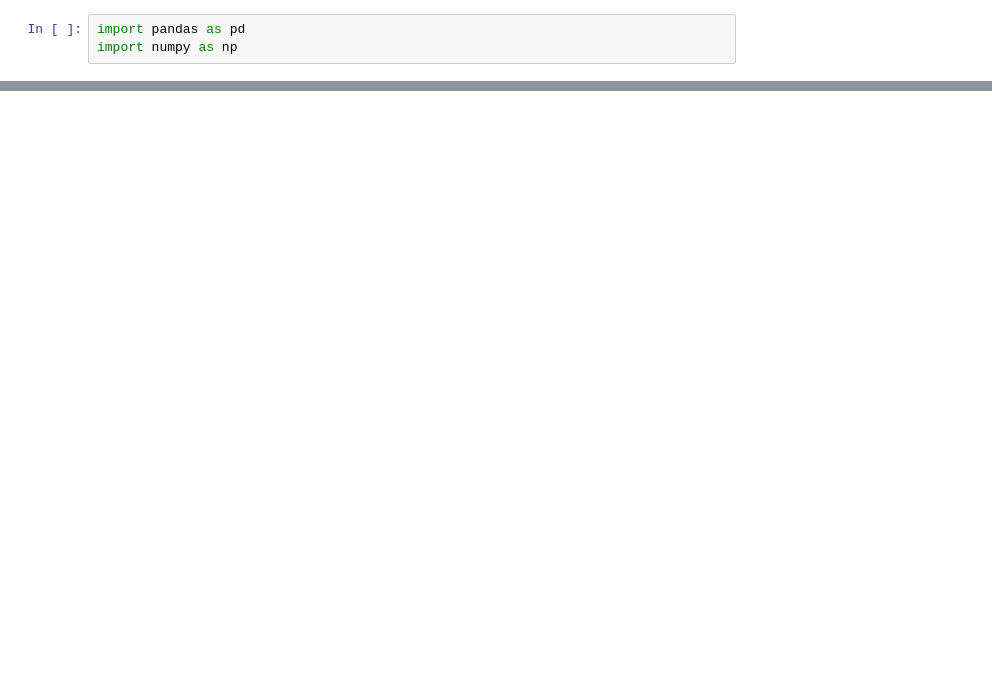
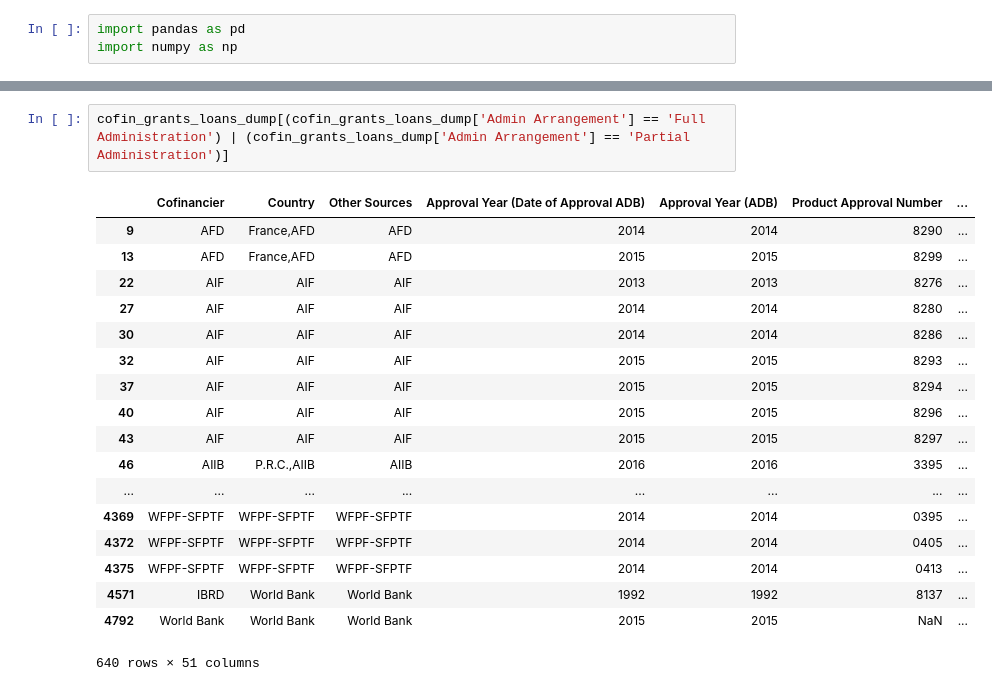
Before and after one commit to benjdayco/oco_data_analysis, a Jupyter notebook: CoFin-CoMs-Grant_Loans.ipynb, the cells around one changed output, grey strips where cells are left out. Cells and saved outputs as stored; diff of their text form; blank space fills up the shorter version.

```diff
--- a/CoFin-CoMs-Grant_Loans.ipynb
+++ b/CoFin-CoMs-Grant_Loans.ipynb
@@ -202,0 +222,21 @@ cofin_grant_loans_all
+# %%
+cofin_grants_loans_dump[(cofin_grants_loans_dump['Admin Arrangement'] == 'Full Administration') | (cofin_grants_loans_dump['Admin Arrangement'] == 'Partial Administration')]
+# %% [output]
+|  | Cofinancier | Country | Other Sources | Approval Year (Date of Approval ADB) | Approval Year (ADB) | Product Approval Number | ... |
+| 9 | AFD | France,AFD | AFD | 2014 | 2014 | 8290 | ... |
+| 13 | AFD | France,AFD | AFD | 2015 | 2015 | 8299 | ... |
+| 22 | AIF | AIF | AIF | 2013 | 2013 | 8276 | ... |
+| 27 | AIF | AIF | AIF | 2014 | 2014 | 8280 | ... |
+| 30 | AIF | AIF | AIF | 2014 | 2014 | 8286 | ... |
+| 32 | AIF | AIF | AIF | 2015 | 2015 | 8293 | ... |
+| 37 | AIF | AIF | AIF | 2015 | 2015 | 8294 | ... |
+| 40 | AIF | AIF | AIF | 2015 | 2015 | 8296 | ... |
+| 43 | AIF | AIF | AIF | 2015 | 2015 | 8297 | ... |
+| 46 | AIIB | P.R.C.,AIIB | AIIB | 2016 | 2016 | 3395 | ... |
+| ... | ... | ... | ... | ... | ... | ... | ... |
+| 4369 | WFPF-SFPTF | WFPF-SFPTF | WFPF-SFPTF | 2014 | 2014 | 0395 | ... |
+| 4372 | WFPF-SFPTF | WFPF-SFPTF | WFPF-SFPTF | 2014 | 2014 | 0405 | ... |
+| 4375 | WFPF-SFPTF | WFPF-SFPTF | WFPF-SFPTF | 2014 | 2014 | 0413 | ... |
+| 4571 | IBRD | World Bank | World Bank | 1992 | 1992 | 8137 | ... |
+| 4792 | World Bank | World Bank | World Bank | 2015 | 2015 | NaN | ... |
+640 rows × 51 columns
```
Also changed, not shown: parts of 11 cells of this notebook, 4 other files.
